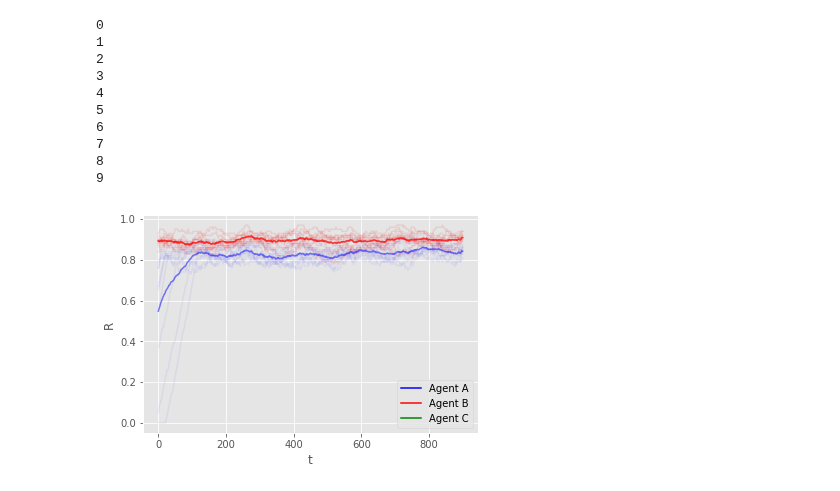
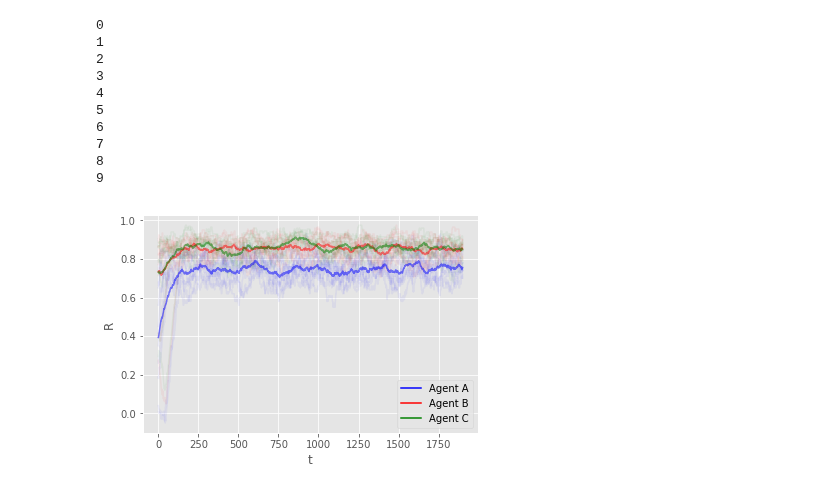
Before and after one commit to vicgalle/ARAMARL, a Jupyter notebook: test_blotto.ipynb, the cells around one changed output. Saved outputs shown, nothing was run; the diff lists cells and outputs as text; code cells hidden in the pictures.

Commit message:
experimentos Blotto. Add modified Blotto game

```diff
--- a/test_blotto.ipynb
+++ b/test_blotto.ipynb
@@ -15,3 +9,9 @@ r2ss = []
+# %%
+N_EXP = 10
+
+r0ss_Q = []
+r1ss_Q = []
+r2ss_Q = []
 # %%
 for n in range(N_EXP):
 
@@ -99,13 +103,13 @@ plt.style.use('ggplot')
 
 #plt.axis([0, 1*n_iter, -4.5, 1.5])
 for i in range(N_EXP):
-    plt.plot(moving_average(r0ss[i], 100), 'b', alpha=0.05)
-    plt.plot(moving_average(r1ss[i], 100), 'r', alpha=0.05)
-    plt.plot(moving_average(r2ss[i], 100), 'r', alpha=0.05)
+    plt.plot(moving_average(r0ss_Q[i], 100), 'b', alpha=0.05)
+    plt.plot(moving_average(r1ss_Q[i], 100), 'r', alpha=0.05)
+    plt.plot(moving_average(r2ss_Q[i], 100), 'g', alpha=0.05)
 
-plt.plot(moving_average(np.asarray(r0ss).mean(axis=0), 100), 'b', alpha=0.5)
-plt.plot(moving_average(np.asarray(r1ss).mean(axis=0), 100), 'r', alpha=0.5)
-plt.plot(moving_average(np.asarray(r2ss).mean(axis=0), 100), 'r', alpha=0.5)
+plt.plot(moving_average(np.asarray(r0ss_Q).mean(axis=0), 100), 'b', alpha=0.5)
+plt.plot(moving_average(np.asarray(r1ss_Q).mean(axis=0), 100), 'r', alpha=0.5)
+plt.plot(moving_average(np.asarray(r2ss_Q).mean(axis=0), 100), 'g', alpha=0.5)
 
 plt.xlabel('t');
 plt.ylabel('R');
@@ -134,24 +138,28 @@ for n in range(N_EXP):
     gamma = 0.96
 
 
-    env = Blotto(max_steps=1)
+    env = Blotto(max_steps=1, deterministic=False)
 
     action_space = np.array([[2,0,0], [1,1,0], [1,0,1], [0,2,0], [0,1,1], [0,0,2]])
-    enemy_action_space = np.array([[0,1,0], [1,0,0], [0,0,1]])
+    enemy1_action_space = np.array([[0,1,0], [1,0,0], [0,0,1]])
+    enemy2_action_space = np.array([[0,1,0], [1,0,0], [0,0,1]])
 
-    A0 = FPLearningAgent(action_space, enemy_action_space, enemy_action_space, n_states=1,
-                      learning_rate=0.1, epsilon=0.2, gamma=0.96)
+    policy1 = np.array([0.9, 0.1, 0.0])
+    policy2 = np.array([0.9, 0.1, 0.0])
+
+    A0 = FPLearningAgent(action_space, enemy1_action_space, enemy2_action_space, n_states=1,
+                      learning_rate=0.1, epsilon=0.1, gamma=0.96)
     #
-    A1 = DummyAgent(enemy_action_space)
+    A1 = RandomAgent(enemy1_action_space, policy1)
     #
-    A2 = DummyAgent(enemy_action_space)
+    A2 = RandomAgent(enemy2_action_space, policy2)
 
 
     # Stateless interactions (agents do not have memory)
     s = 0
 
 
-    n_iter = 1000
+    n_iter = 2000
 
     r0s = []
     r1s = []
@@ -203,29 +211,29 @@ for n in range(N_EXP):
 # %%
 %matplotlib inline
 import matplotlib.pyplot as plt
 
 # We set a fancy theme
 plt.style.use('ggplot')
 
 #plt.axis([0, 1*n_iter, -4.5, 1.5])
 for i in range(N_EXP):
     plt.plot(moving_average(r0ss[i], 100), 'b', alpha=0.05)
     plt.plot(moving_average(r1ss[i], 100), 'r', alpha=0.05)
-    plt.plot(moving_average(r2ss[i], 100), 'r', alpha=0.05)
+    plt.plot(moving_average(r2ss[i], 100), 'g', alpha=0.05)
 
 plt.plot(moving_average(np.asarray(r0ss).mean(axis=0), 100), 'b', alpha=0.5)
 plt.plot(moving_average(np.asarray(r1ss).mean(axis=0), 100), 'r', alpha=0.5)
-plt.plot(moving_average(np.asarray(r2ss).mean(axis=0), 100), 'r', alpha=0.5)
+plt.plot(moving_average(np.asarray(r2ss).mean(axis=0), 100), 'g', alpha=0.5)
 
 plt.xlabel('t');
 plt.ylabel('R');
 
 from matplotlib.lines import Line2D
 cmap = plt.cm.coolwarm
 custom_lines = [Line2D([0], [0], color='b'),
                 Line2D([0], [0], color='r'),
                 Line2D([0], [0], color='g')]
 
 plt.legend(custom_lines,['Agent A', 'Agent B', 'Agent C']);
 # %% [output]
-[figure, old version]
+[figure, new version]
```
Also changed, not shown: parts of 7 cells of this notebook, 3 other files.
